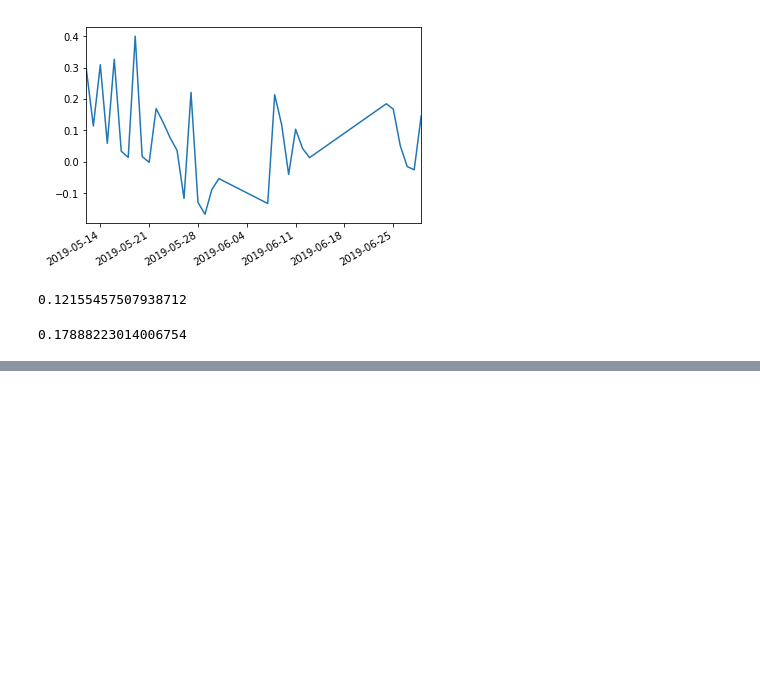
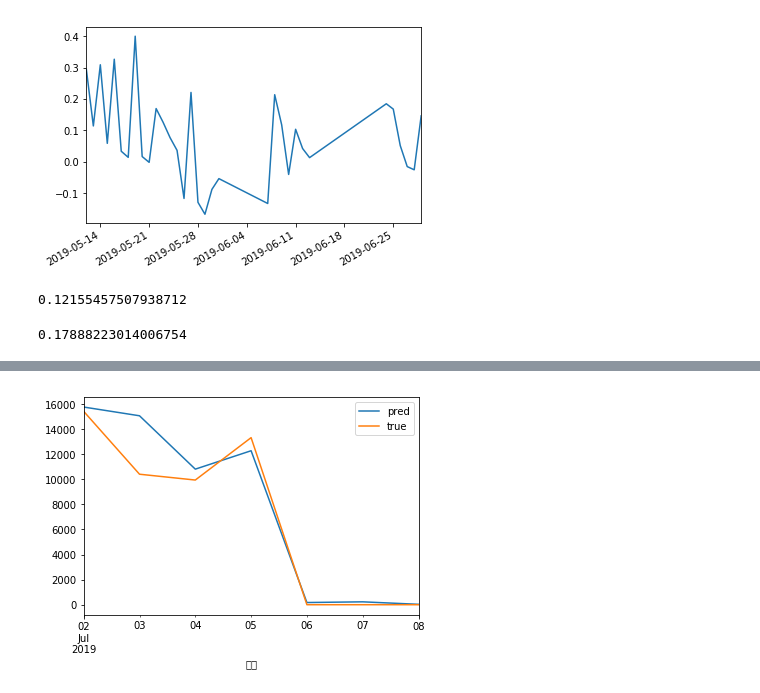
Before and after one commit to EvilPsyCHo/HAVC-COOLING-FORECAST, a Jupyter notebook: HAVC COOLING FORECAST.ipynb, the cells around one changed output, grey strips where cells are left out. Drawn from its saved outputs; the diff is of its cells as text; code cells hidden in the pictures; blank space fills up the shorter version.

```diff
--- a/HAVC COOLING FORECAST.ipynb
+++ b/HAVC COOLING FORECAST.ipynb
@@ -266,0 +295,4 @@ score.abs().quantile(.80)
+# %%
+o2_preds, o2_trues = evaluate(o2_feats, 'o2_cold', test, model_o2)
+# %% [output]
+[figure, added]
```
Also changed, not shown: parts of 20 cells of this notebook, 2 other files.
